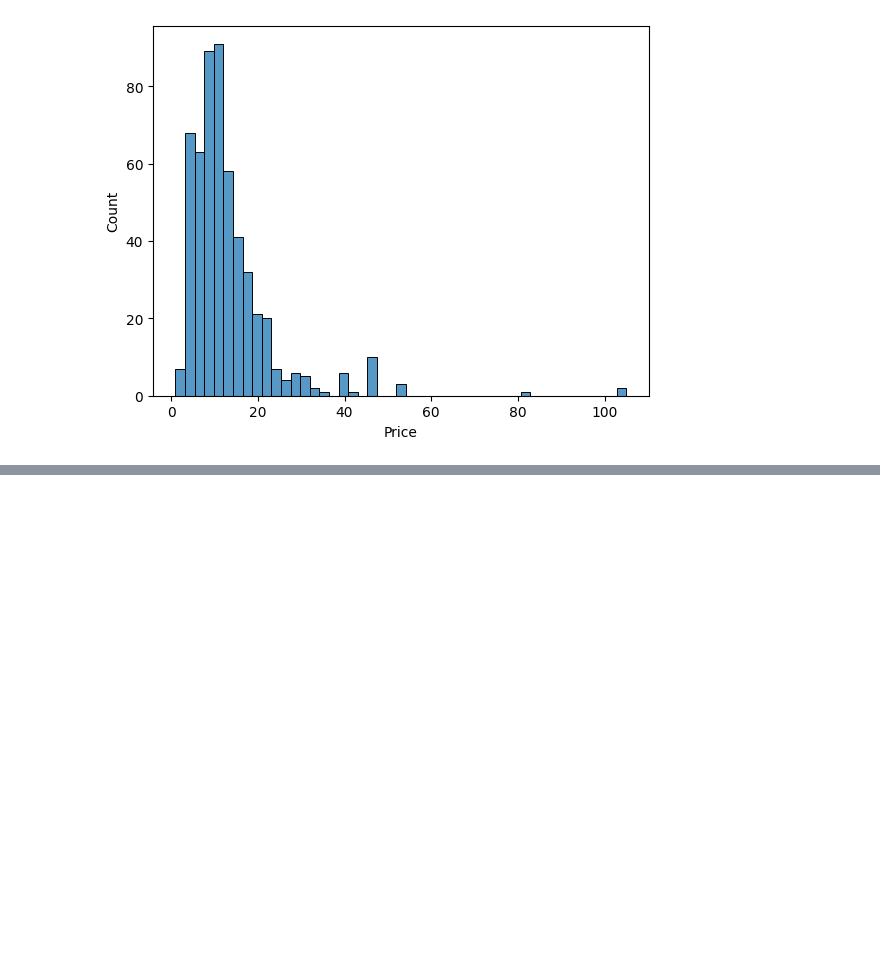
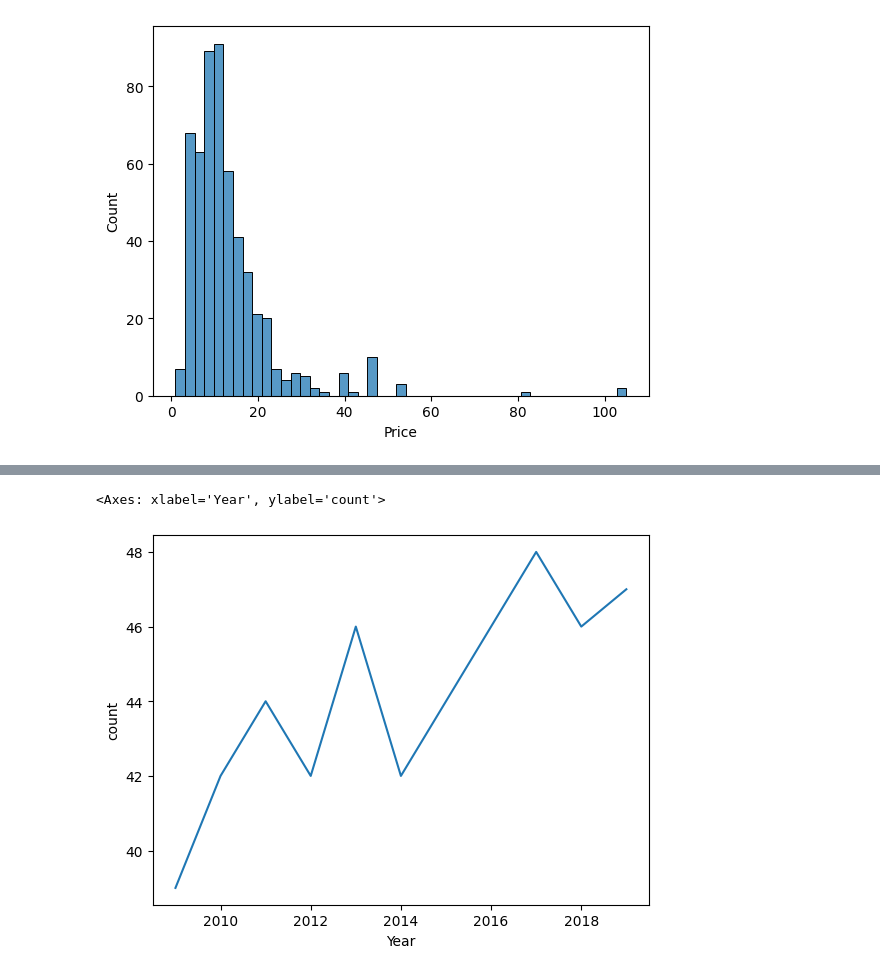
Before and after one commit to co-dex-gmbh/python-data-science-g5, a Jupyter notebook: woche1/amazon_books/notebooks/analysis.ipynb, the cells around one changed output, grey strips where cells are left out. Cells and saved outputs as stored; diff of their text form; code cells hidden in the pictures; blank space fills up the shorter version.

```diff
--- a/woche1/amazon_books/notebooks/analysis.ipynb
+++ b/woche1/amazon_books/notebooks/analysis.ipynb
@@ -20,0 +54,16 @@ sns.histplot(df, x="Price")
+# %%
+# Wie viele verschiedene Autoren sind je Jahr in den Top 50
+import seaborn as sns
+
+df_gorupby_author_year_count = df[["Author", "Year"]].groupby(
+    "Year").value_counts().to_frame()
+
+
+df_gorupby_author_year_count.reset_index(inplace=True)
+
+df_gorupby_author_year_count["Year"].value_counts()
+
+sns.lineplot(df_gorupby_author_year_count["Year"].value_counts())
+# %% [output]
+<Axes: xlabel='Year', ylabel='count'>
+[figure, added]
```
Also changed, not shown: parts of 16 cells of this notebook.
